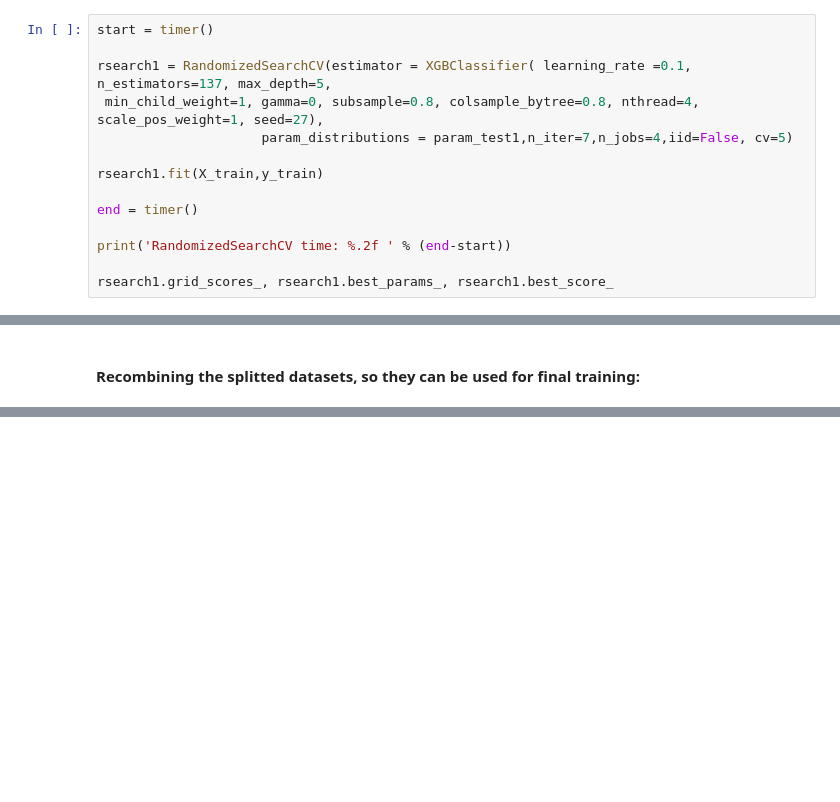
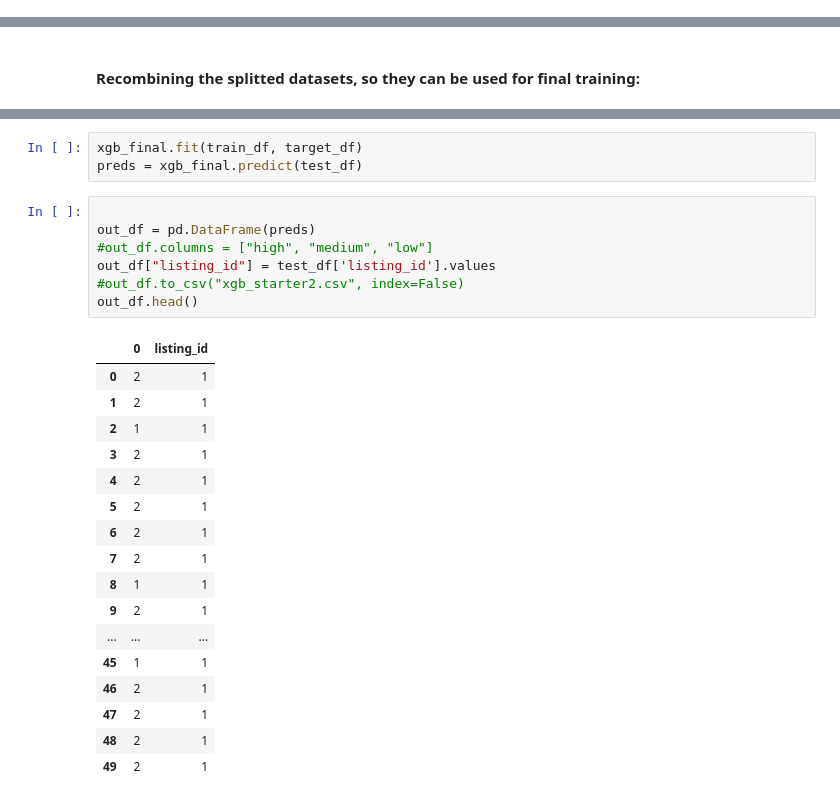
Before and after one commit to Ian-Dzindo01/Rental-Listing-Inquiries, a Jupyter notebook: Rent_listing_inqs.ipynb, the cells around one changed output, grey strips where cells are left out. Drawn from its saved outputs; the diff is of its cells as text; blank space fills up the shorter version.

```diff
--- a/Rent_listing_inqs.ipynb
+++ b/Rent_listing_inqs.ipynb
@@ -387,14 +351,0 @@ GridSearchCV time: 147.41
-# %%
-start = timer()
-
-rsearch1 = RandomizedSearchCV(estimator = XGBClassifier( learning_rate =0.1, n_estimators=137, max_depth=5,
- min_child_weight=1, gamma=0, subsample=0.8, colsample_bytree=0.8, nthread=4, scale_pos_weight=1, seed=27),
-                     param_distributions = param_test1,n_iter=7,n_jobs=4,iid=False, cv=5)
-
-rsearch1.fit(X_train,y_train)
-
-end = timer()
-
-print('RandomizedSearchCV time: %.2f ' % (end-start))
-
-rsearch1.grid_scores_, rsearch1.best_params_, rsearch1.best_score_
@@ -559,0 +394,28 @@ train_df.head()
+# %%
+xgb_final.fit(train_df, target_df)
+preds = xgb_final.predict(test_df)
+# %%
+
+out_df = pd.DataFrame(preds)
+#out_df.columns = ["high", "medium", "low"]
+out_df["listing_id"] = test_df['listing_id'].values
+#out_df.to_csv("xgb_starter2.csv", index=False)
+out_df.head()
+# %% [output]
+|  | 0 | listing_id |
+| 0 | 2 | 1 |
+| 1 | 2 | 1 |
+| 2 | 1 | 1 |
+| 3 | 2 | 1 |
+| 4 | 2 | 1 |
+| 5 | 2 | 1 |
+| 6 | 2 | 1 |
+| 7 | 2 | 1 |
+| 8 | 1 | 1 |
+| 9 | 2 | 1 |
+| ... | ... | ... |
+| 45 | 1 | 1 |
+| 46 | 2 | 1 |
+| 47 | 2 | 1 |
+| 48 | 2 | 1 |
+| 49 | 2 | 1 |
```
Also changed, not shown: parts of 24 cells of this notebook.
